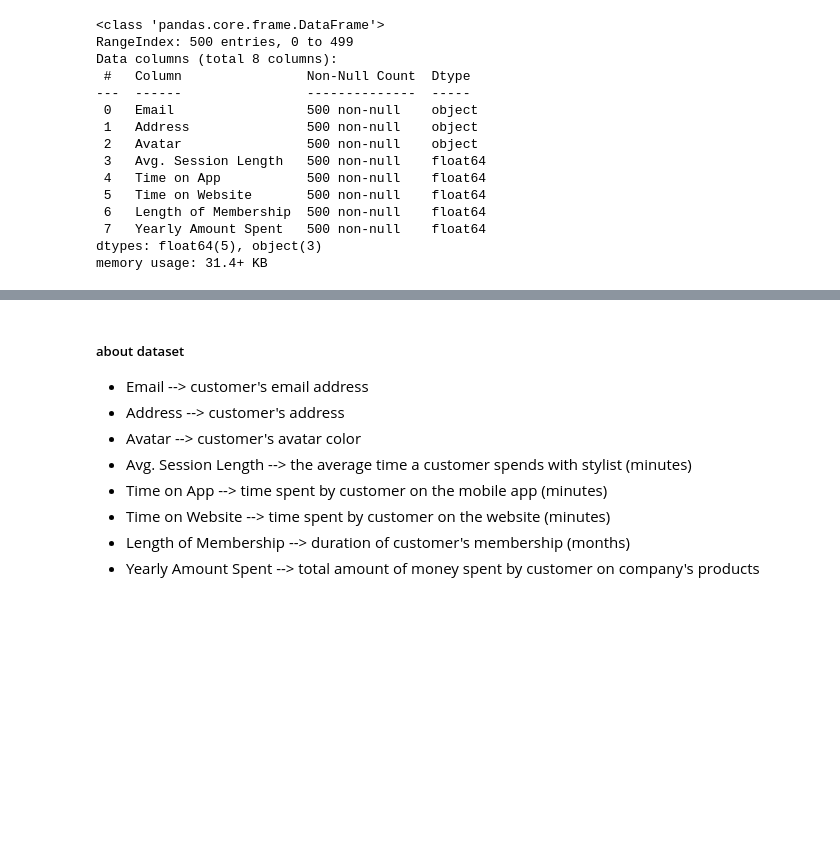
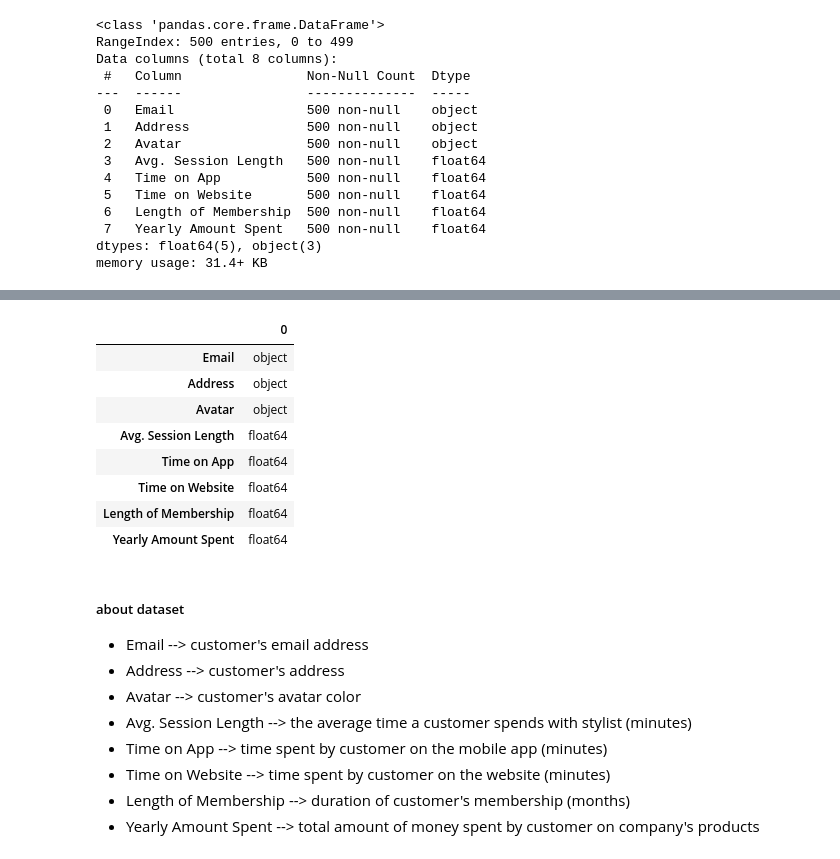
Before and after one commit to marvinraj/e-commerce-data-analysis-linear-regression, a Jupyter notebook: e-commerce-data-analysis.ipynb, the cells around one changed output, grey strips where cells are left out. Drawn from its saved outputs; the diff is of its cells as text; code cells hidden in the pictures; blank space fills up the shorter version.

```diff
--- a/e-commerce-data-analysis.ipynb
+++ b/e-commerce-data-analysis.ipynb
@@ -60,6 +64,19 @@ data.head()
 | 2 | pallen@yahoo.com | 24645 Valerie Unions Suite 582\nC... | Bisque | 33.000915 | 11.330278 | 37.110597 | 4.104543 | ... |
 | 3 | riverarebecca@gmail.com | 1414 David Throughway\nPort Jason... | SaddleBrown | 34.305557 | 13.717514 | 36.721283 | 3.120179 | ... |
 | 4 | mstephens@davidson-herman.com | 14023 Rodriguez Passage\nPort Jac... | MediumAquaMarine | 33.330673 | 12.795189 | 37.536653 | 4.446308 | ... |
+# %%
+# all columns data types
+data.dtypes.to_frame()
+# %% [output]
+|  | 0 |
+| Email | object |
+| Address | object |
+| Avatar | object |
+| Avg. Session Length | float64 |
+| Time on App | float64 |
+| Time on Website | float64 |
+| Length of Membership | float64 |
+| Yearly Amount Spent | float64 |
 # %% [markdown]
 ##### about dataset
 - Email --> customer's email address
```
Also changed, not shown: parts of 8 cells of this notebook.
